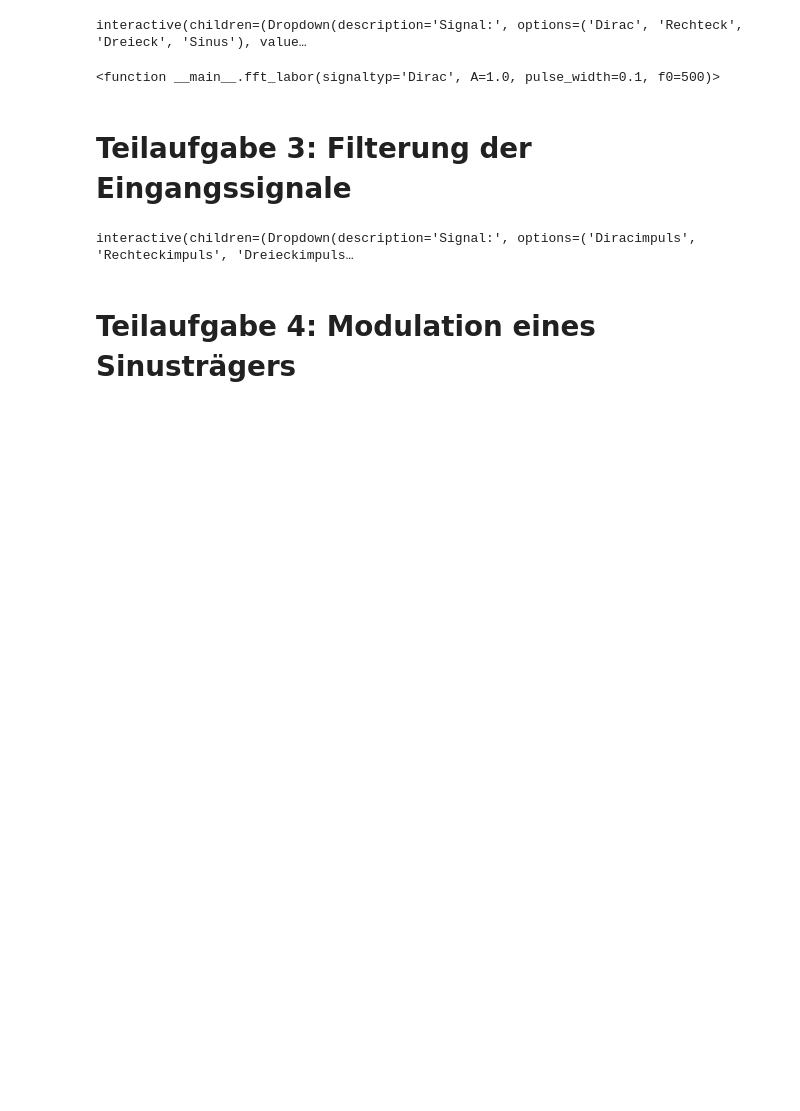
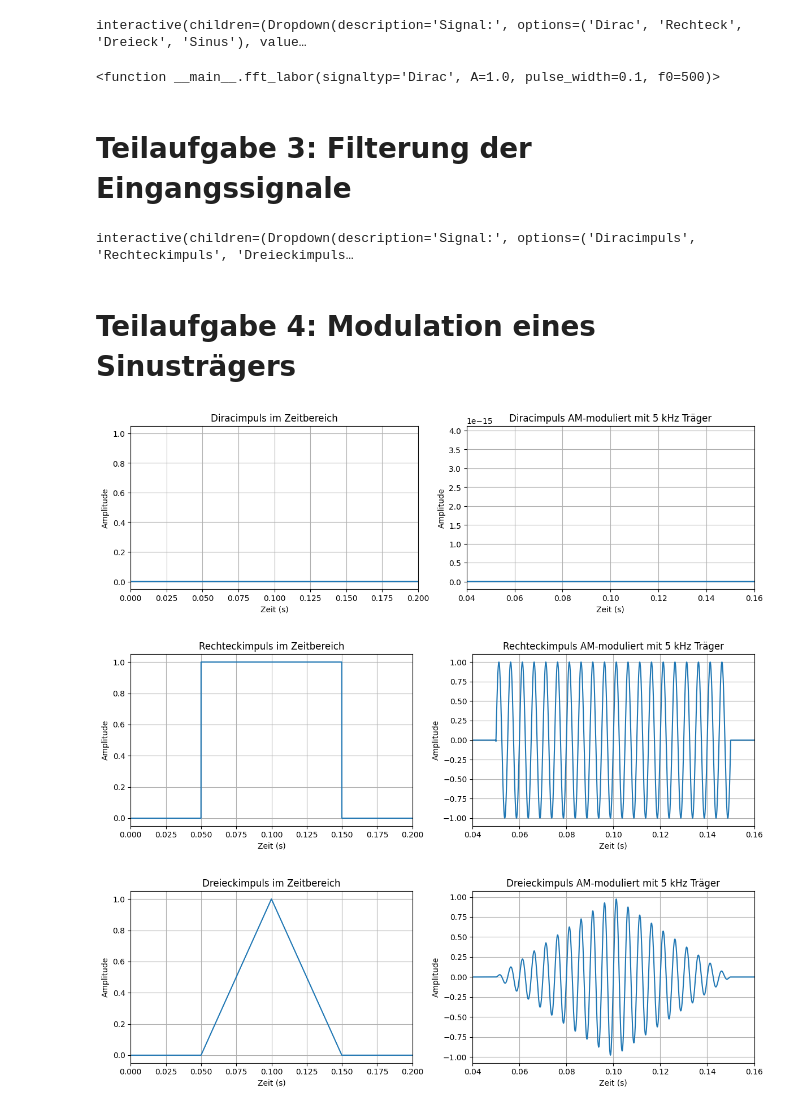
Before and after one commit to Fabio1905/ProjektSchwibinger, a Jupyter notebook: Projekt_Schwibinger.ipynb, the cells around one changed output. Cells and saved outputs as stored; diff of their text form; code cells hidden in the pictures; blank space fills up the shorter version.

```diff
--- a/Projekt_Schwibinger.ipynb
+++ b/Projekt_Schwibinger.ipynb
@@ -739,3 +739,68 @@ interact(
 interactive(children=(Dropdown(description='Signal:', options=('Diracimpuls', 'Rechteckimpuls', 'Dreieckimpuls…
 # %% [markdown]
 # Teilaufgabe 4: Modulation eines Sinusträgers
+# %%
+import numpy as np
+import matplotlib.pyplot as plt
+
+# Parameter
+fs = 16384         # Abtastfrequenz
+T = 1
+N = fs * T
+t = np.linspace(0, T, N, endpoint=False)
+
+# Trägerfrequenz
+fc = 200           # 5 kHz, liegt im Bereich 1-10 kHz
+carrier = np.sin(2 * np.pi * fc * t)
+
+# Eingangssignale
+signals = {}
+
+# Diracimpuls
+x_dirac = np.zeros(N)
+x_dirac[N // 2] = 1
+signals["Diracimpuls"] = x_dirac
+
+# Rechteckimpuls
+x_rect = np.zeros(N)
+x_rect[int(0.05 * fs):int(0.15 * fs)] = 1
+signals["Rechteckimpuls"] = x_rect
+
+# Dreieckimpuls
+x_tri = np.zeros(N)
+start = int(0.05 * fs)
+end = int(0.15 * fs)
+mid = (start + end) // 2
+
+x_tri[start:mid] = np.linspace(0, 1, mid - start)
+x_tri[mid:end] = np.linspace(1, 0, end - mid)
+signals["Dreieckimpuls"] = x_tri
+
+# AM-Modulation
+for name, x in signals.items():
+    x_am = x * carrier
+
+    plt.figure(figsize=(12, 4))
+
+    plt.subplot(1, 2, 1)
+    plt.plot(t, x)
+    plt.title(name + " im Zeitbereich")
+    plt.xlabel("Zeit (s)")
+    plt.ylabel("Amplitude")
+    plt.grid()
+    plt.xlim(0, 0.2)
+
+    plt.subplot(1, 2, 2)
+    plt.plot(t, x_am)
+    plt.title(name + " AM-moduliert mit 5 kHz Träger")
+    plt.xlabel("Zeit (s)")
+    plt.ylabel("Amplitude")
+    plt.grid()
+    plt.xlim(0.04, 0.16)
+
+    plt.tight_layout()
+    plt.show()
+# %% [output]
+[figure, added]
+[figure, added]
+[figure, added]
```
Also changed, not shown: 1 other file.
